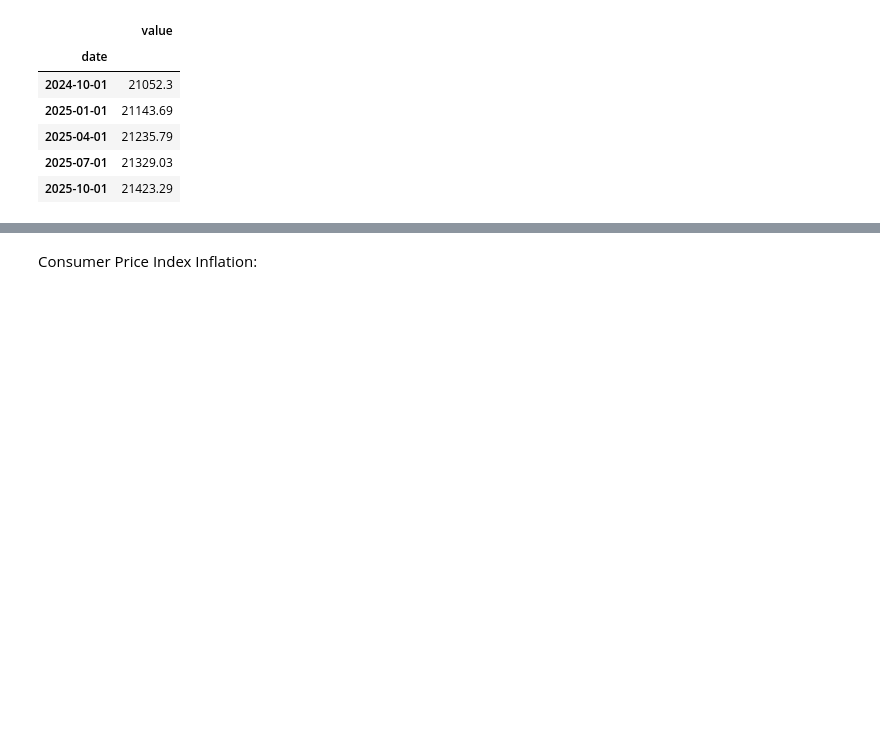
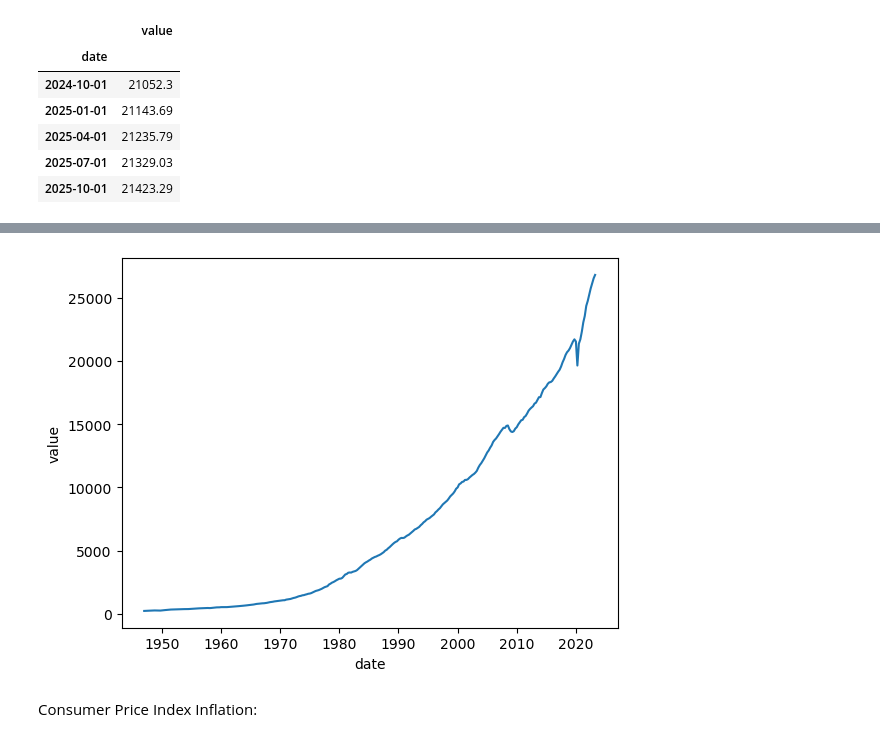
Before and after one commit to DanielGroneberg/Federal-Reserve-Interest-Rates-Forecast, a Jupyter notebook: code/01-Data-Collection.ipynb, the cells around one changed output, grey strips where cells are left out. Drawn from its saved outputs; the diff is of its cells as text; code cells hidden in the pictures; blank space fills up the shorter version.

```diff
--- a/code/01-Data-Collection.ipynb
+++ b/code/01-Data-Collection.ipynb
@@ -241,3 +245,7 @@ test[test['value'] != '.']
+# %%
+sns.lineplot(x = GDP.index, y = GDP['value']);
+# %% [output]
+[figure, added]
 # %% [markdown]
 Consumer Price Index Inflation:
 # %%
```
Also changed, not shown: parts of 46 cells of this notebook, 2 other files.
